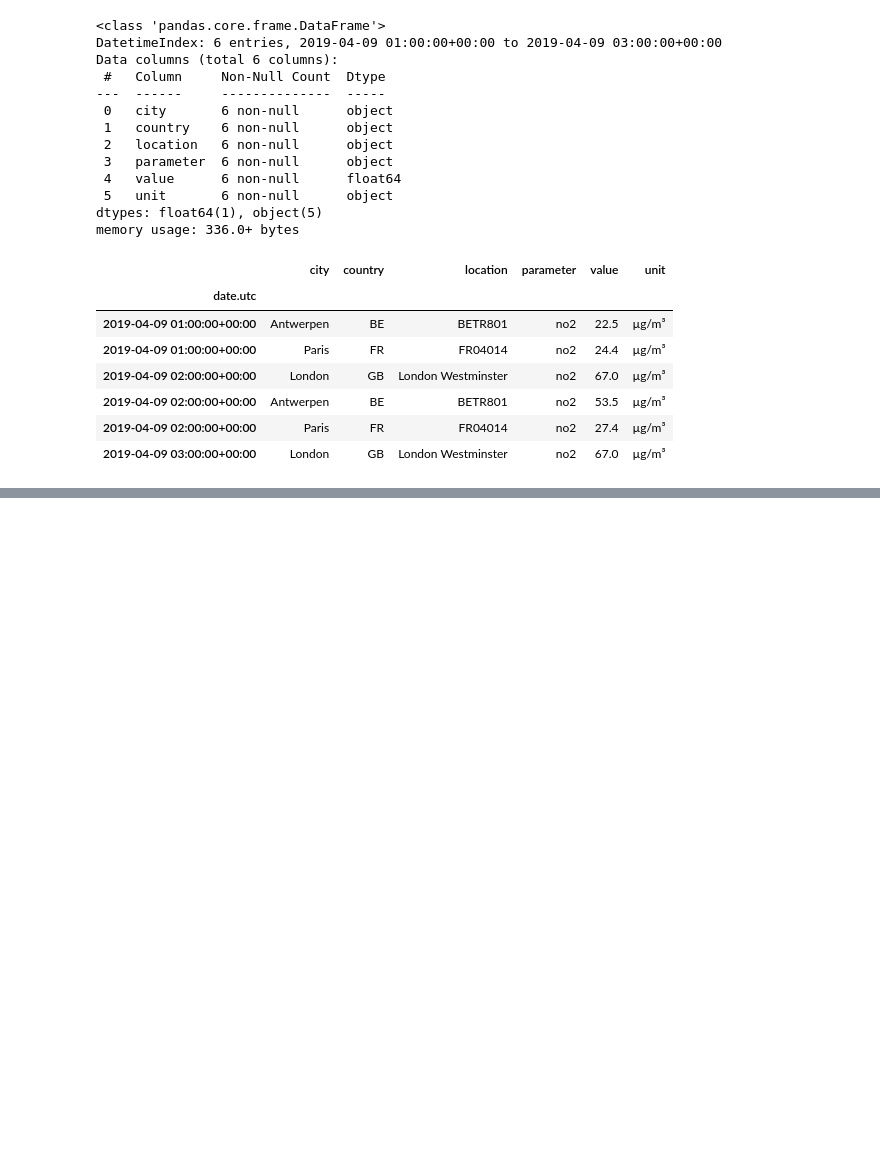
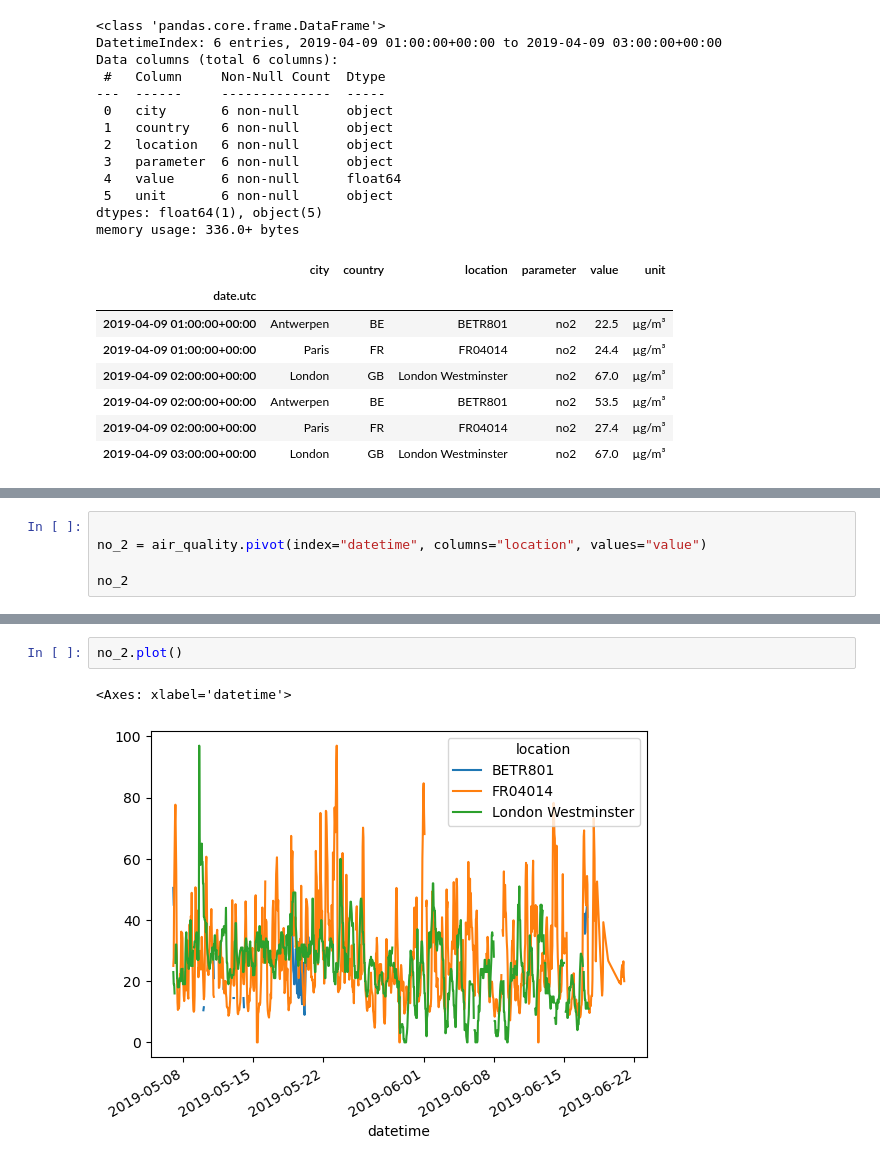
Before and after one commit to ceccode/stock-markets-analytics-zoomcamp, a Jupyter notebook: 02-dataframe-analysis/pandas-tutorial/pandas-getting-started.ipynb, the cells around one changed output, grey strips where cells are left out. Drawn from its saved outputs; the diff is of its cells as text; blank space fills up the shorter version.

```diff
--- a/02-dataframe-analysis/pandas-tutorial/pandas-getting-started.ipynb
+++ b/02-dataframe-analysis/pandas-tutorial/pandas-getting-started.ipynb
@@ -116,0 +298,5 @@ memory usage: 336.0+ bytes
+# %%
+
+no_2 = air_quality.pivot(index="datetime", columns="location", values="value")
+
+no_2
@@ -116,0 +318,5 @@ memory usage: 336.0+ bytes
+# %%
+no_2.plot()
+# %% [output]
+<Axes: xlabel='datetime'>
+[figure, added]
```
Also changed, not shown: parts of 19 cells of this notebook, 1 other file.
